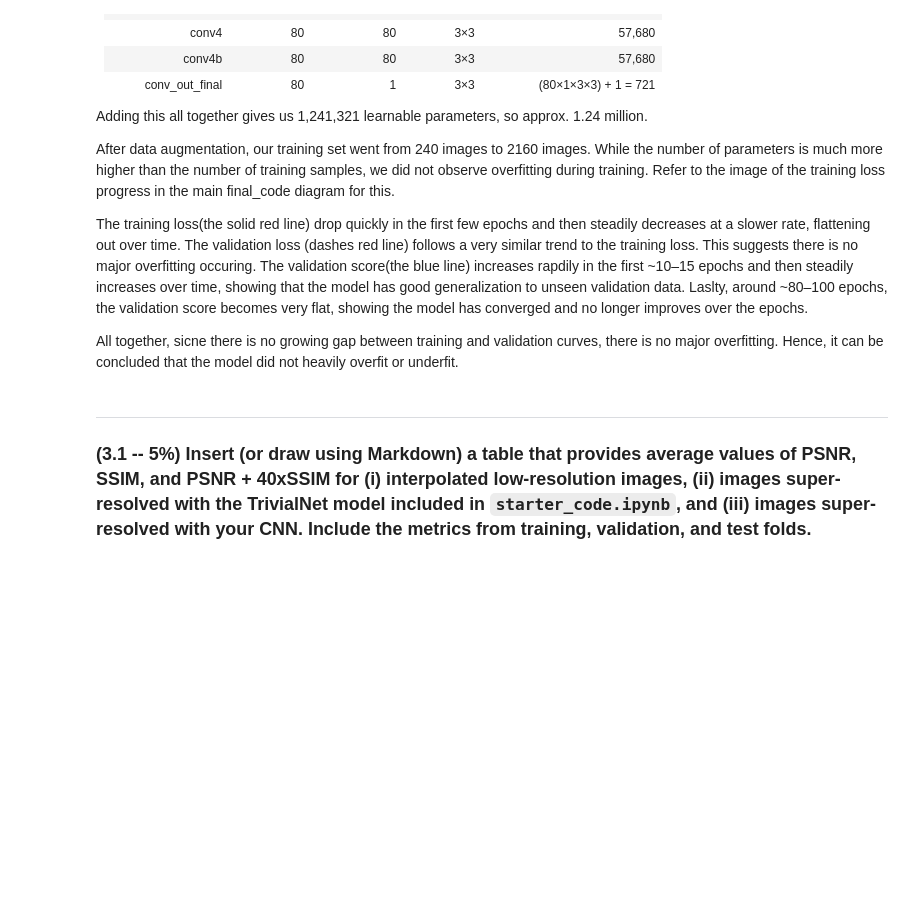
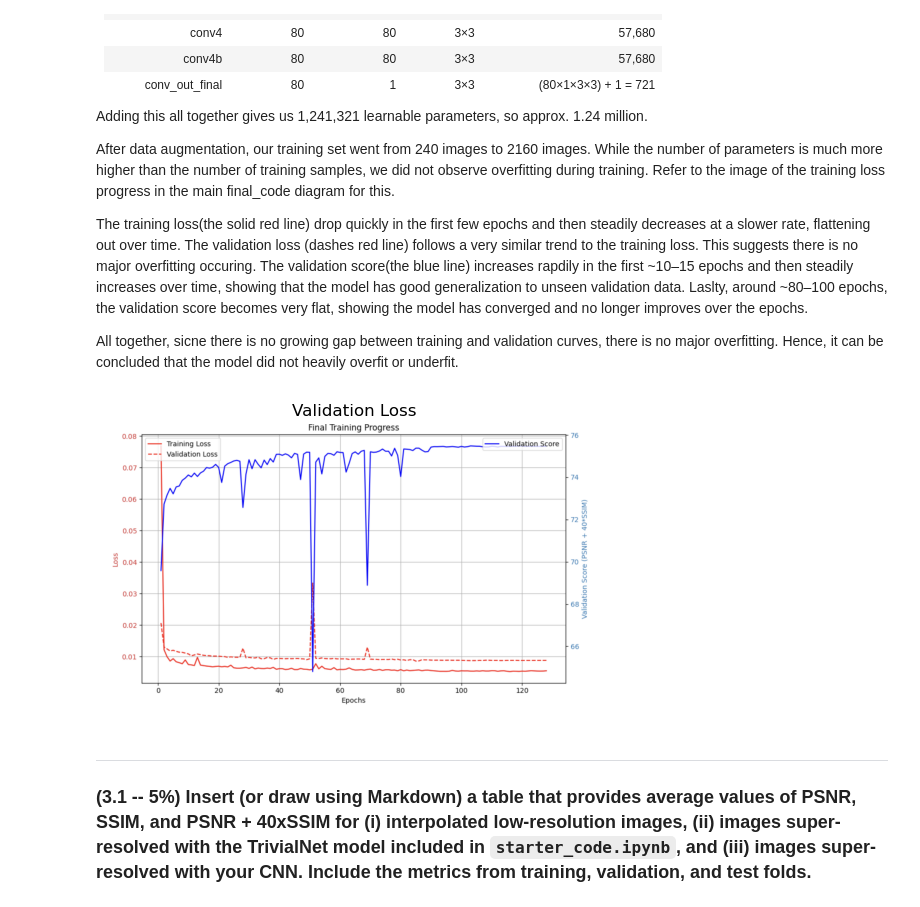
Before and after one commit to kangaaroob/BME5710-FinalProject, a Jupyter notebook: Final_Report.ipynb, the cells around one changed output. Drawn from its saved outputs; the diff is of its cells as text; code cells hidden in the pictures; blank space fills up the shorter version.

```diff
--- a/Final_Report.ipynb
+++ b/Final_Report.ipynb
@@ -220,6 +223,17 @@ After data augmentation, our training set went from 240 images to 2160 images. W
 The training loss(the solid red line) drop quickly in the first few epochs and then steadily decreases at a slower rate, flattening out over time. The validation loss (dashes red line) follows a very similar trend to the training loss. This suggests there is no major overfitting occuring. The validation score(the blue line) increases rapdily in the first ~10–15 epochs and then steadily increases over time, showing that the model has good generalization to unseen validation data. Laslty, around ~80–100 epochs, the validation score becomes very flat, showing the model has converged and no longer improves over the epochs.
 
 All together, sicne there is no growing gap between training and validation curves, there is no major overfitting. Hence, it can be concluded that the model did not heavily overfit or underfit.
+# %%
+from matplotlib import pyplot as plt
+from matplotlib import image as mping
+
+plt.title("Validation Loss")
+imageQ1 = mping.imread("validationlossgraph.png")  # <-- only the file name
+plt.imshow(imageQ1)
+plt.axis('off')  # optional: hide axes
+plt.show()
+# %% [output]
+[figure, added]
 # %% [markdown]
 ___
 ### (3.1 -- 5%) Insert (or draw using Markdown) a table that provides average values of PSNR, SSIM, and PSNR + 40xSSIM for (i) interpolated low-resolution images, (ii) images super-resolved with the TrivialNet model included in `starter_code.ipynb`, and (iii) images super-resolved with your CNN. Include the metrics from training, validation, and test folds.
```
Also changed, not shown: parts of 4 cells of this notebook, 2 other files.
